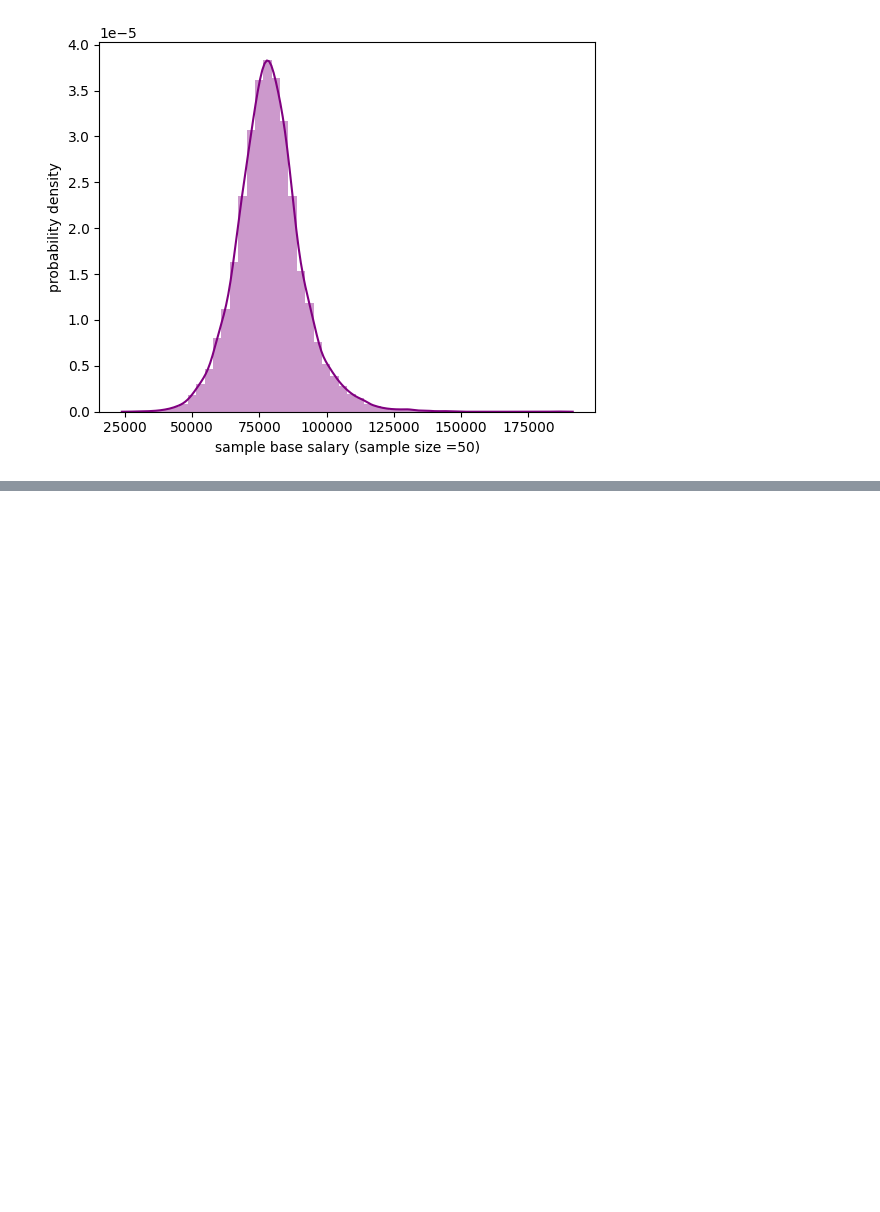
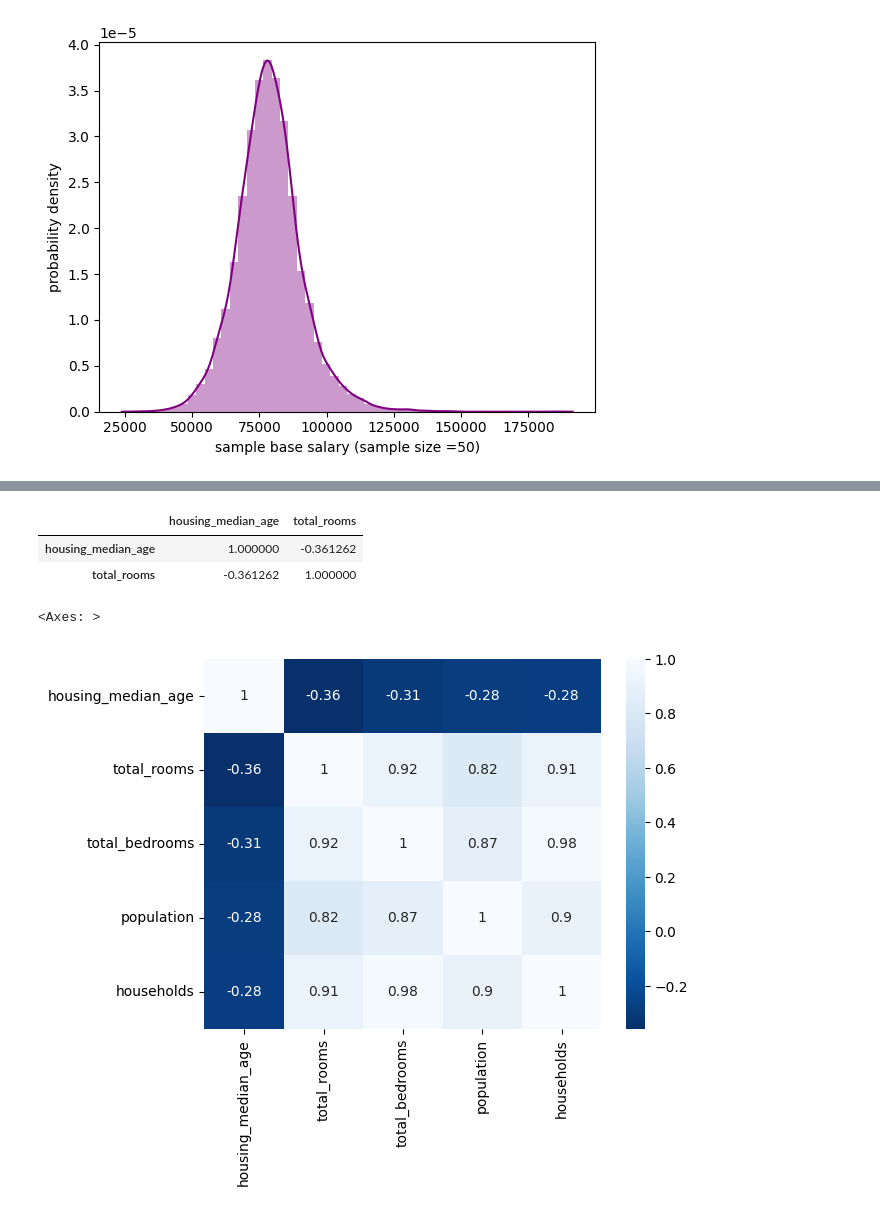
Before and after one commit to xexeyt5/trabajos-ciencia-de-datos, a Jupyter notebook: nuevosi.ipynb, the cells around one changed output, grey strips where cells are left out. Cells and saved outputs as stored; diff of their text form; code cells hidden in the pictures; blank space fills up the shorter version.

```diff
--- a/nuevosi.ipynb
+++ b/nuevosi.ipynb
@@ -99,3 +99,9 @@ plt.ylabel('probability density')
 # %% [output]
 Text(0, 0.5, 'probability density')
 [figure]
+# %%
+import pandas as pd
+import os
+df = pd.read_csv('housing.csv', header = 0,sep =',')
+df.head(4)
+df
@@ -101,0 +130,8 @@ Text(0, 0.5, 'probability density')
+# %%
+df[['housing_median_age', 'total_rooms']].corr()
+# %% [output]
+|  | housing_median_age | total_rooms |
+| housing_median_age | 1.000000 | -0.361262 |
+| total_rooms | -0.361262 | 1.000000 |
+# %%
+corr = df[['housing_median_age', 'total_rooms', 'total_bedrooms', 'population', 'households']].corr( method='spearman')
@@ -101,0 +142,5 @@ Text(0, 0.5, 'probability density')
+# %%
+sns.heatmap(corr, cmap='Blues_r', annot=True)
+# %% [output]
+<Axes: >
+[figure, added]
```
Also changed, not shown: parts of 5 cells of this notebook.
